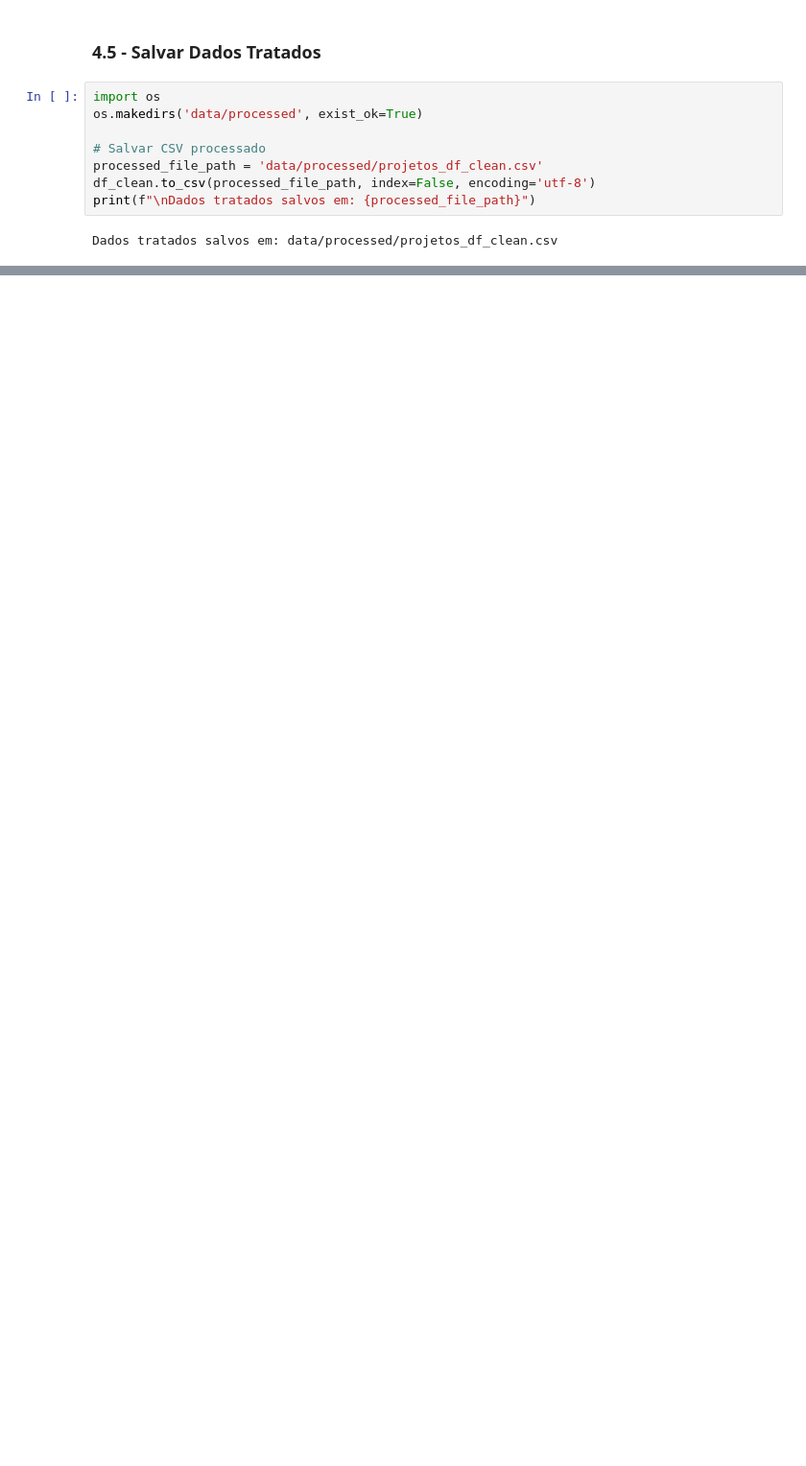
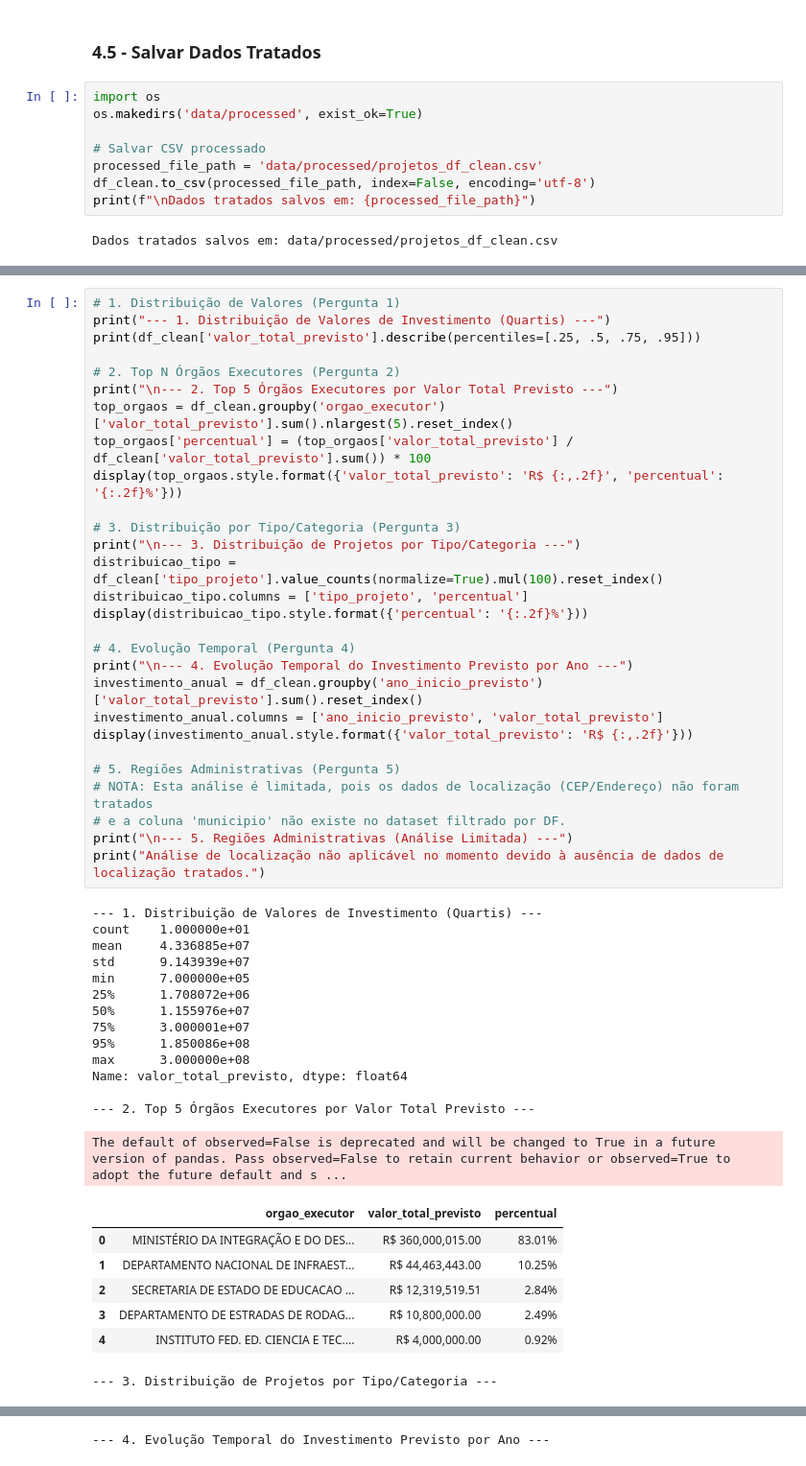
Before and after one commit to alvezclari/analise-investimentos-df, a Jupyter notebook: notebooks/analise_completa.ipynb, the cells around one changed output, grey strips where cells are left out. Shown at 96% size. Saved outputs shown, nothing was run; the diff lists cells and outputs as text; blank space fills up the shorter version.

```diff
--- a/notebooks/analise_completa.ipynb
+++ b/notebooks/analise_completa.ipynb
@@ -488,0 +626,50 @@ Dados tratados salvos em: data/processed/projetos_df_clean.csv
+# %%
+# 1. Distribuição de Valores (Pergunta 1)
+print("--- 1. Distribuição de Valores de Investimento (Quartis) ---")
+print(df_clean['valor_total_previsto'].describe(percentiles=[.25, .5, .75, .95]))
+
+# 2. Top N Órgãos Executores (Pergunta 2)
+print("\n--- 2. Top 5 Órgãos Executores por Valor Total Previsto ---")
+top_orgaos = df_clean.groupby('orgao_executor')['valor_total_previsto'].sum().nlargest(5).reset_index()
+top_orgaos['percentual'] = (top_orgaos['valor_total_previsto'] / df_clean['valor_total_previsto'].sum()) * 100
+display(top_orgaos.style.format({'valor_total_previsto': 'R$ {:,.2f}', 'percentual': '{:.2f}%'}))
+
+# 3. Distribuição por Tipo/Categoria (Pergunta 3)
+print("\n--- 3. Distribuição de Projetos por Tipo/Categoria ---")
+distribuicao_tipo = df_clean['tipo_projeto'].value_counts(normalize=True).mul(100).reset_index()
+distribuicao_tipo.columns = ['tipo_projeto', 'percentual']
+display(distribuicao_tipo.style.format({'percentual': '{:.2f}%'}))
+
+# 4. Evolução Temporal (Pergunta 4)
+print("\n--- 4. Evolução Temporal do Investimento Previsto por Ano ---")
+investimento_anual = df_clean.groupby('ano_inicio_previsto')['valor_total_previsto'].sum().reset_index()
+investimento_anual.columns = ['ano_inicio_previsto', 'valor_total_previsto']
+display(investimento_anual.style.format({'valor_total_previsto': 'R$ {:,.2f}'}))
+
+# 5. Regiões Administrativas (Pergunta 5)
+# NOTA: Esta análise é limitada, pois os dados de localização (CEP/Endereço) não foram tratados
+# e a coluna 'municipio' não existe no dataset filtrado por DF.
+print("\n--- 5. Regiões Administrativas (Análise Limitada) ---")
+print("Análise de localização não aplicável no momento devido à ausência de dados de localização tratados.")
+# %% [output]
+--- 1. Distribuição de Valores de Investimento (Quartis) ---
+count    1.000000e+01
+mean     4.336885e+07
+std      9.143939e+07
+min      7.000000e+05
+25%      1.708072e+06
+50%      1.155976e+07
+75%      3.000001e+07
+95%      1.850086e+08
+max      3.000000e+08
+Name: valor_total_previsto, dtype: float64
+
+--- 2. Top 5 Órgãos Executores por Valor Total Previsto ---
+The default of observed=False is deprecated and will be changed to True in a future version of pandas. Pass observed=False to retain current behavior or observed=True to adopt the future default and s ...
+|  | orgao_executor | valor_total_previsto | percentual |
+| 0 | MINISTÉRIO DA INTEGRAÇÃO E DO DES... | R$ 360,000,015.00 | 83.01% |
+| 1 | DEPARTAMENTO NACIONAL DE INFRAEST... | R$ 44,463,443.00 | 10.25% |
+| 2 | SECRETARIA DE ESTADO DE EDUCACAO ... | R$ 12,319,519.51 | 2.84% |
+| 3 | DEPARTAMENTO DE ESTRADAS DE RODAG... | R$ 10,800,000.00 | 2.49% |
+| 4 | INSTITUTO FED. ED. CIENCIA E TEC.... | R$ 4,000,000.00 | 0.92% |
+--- 3. Distribuição de Projetos por Tipo/Categoria ---
@@ -488,0 +683 @@ Dados tratados salvos em: data/processed/projetos_df_clean.csv
+--- 4. Evolução Temporal do Investimento Previsto por Ano ---
```
Also changed, not shown: parts of 22 cells of this notebook, 7 other files.
